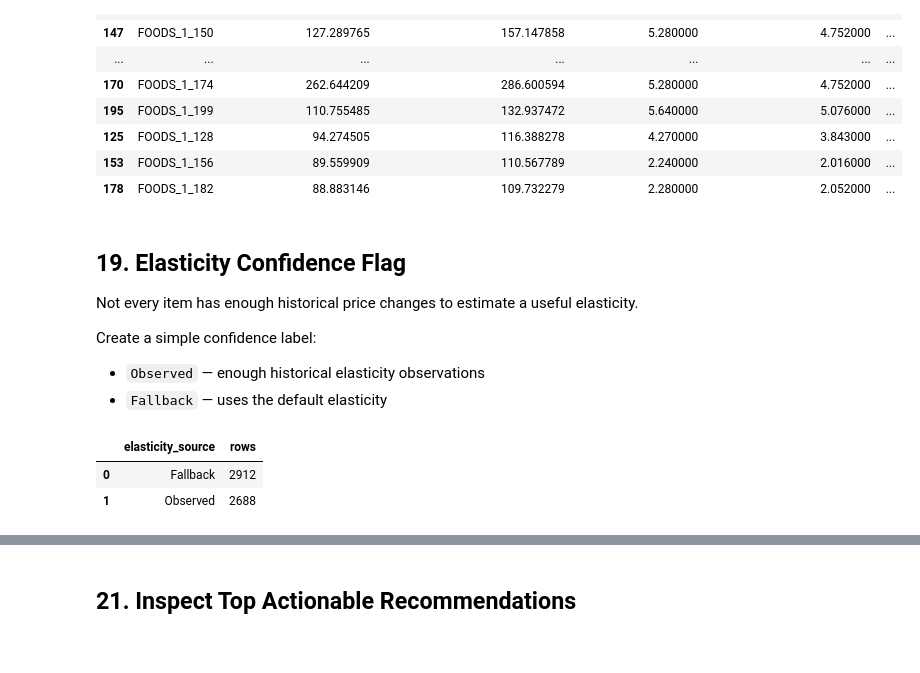
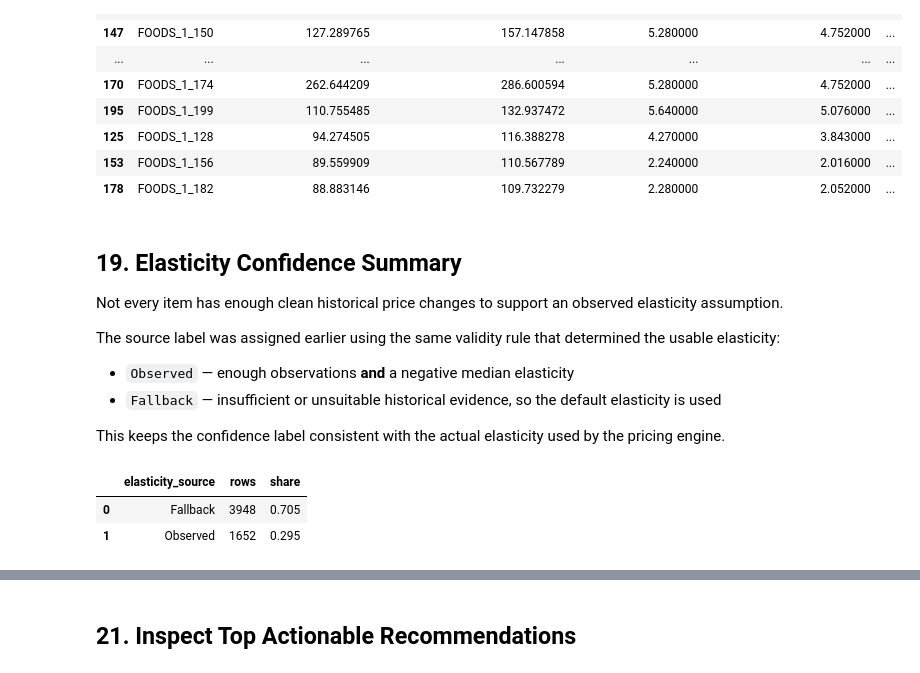
Before and after one commit to dennyhoang8/walmart-enterprise-demand-forecasting, a Jupyter notebook: notebooks/06_dynamic_pricing.ipynb, the cells around one changed output, grey strips where cells are left out. Drawn from its saved outputs; the diff is of its cells as text; code cells hidden in the pictures.

```diff
--- a/notebooks/06_dynamic_pricing.ipynb
+++ b/notebooks/06_dynamic_pricing.ipynb
@@ -589,4 +621,6 @@ For each row:
 # %%
+REVENUE_TOLERANCE_PCT = 0.001
+
 def recommend_price_for_row(
     row,
 ):
@@ -629,10 +663,30 @@ def recommend_price_for_row(
         scenarios
     )
 
-    best = scenario_df.loc[
-        scenario_df[
-            "expected_revenue"
-        ].idxmax()
+    max_revenue = (
+        scenario_df["expected_revenue"].max()
+    )
+
+    # Treat tiny revenue differences as economically equivalent.
+    revenue_tolerance = max(
+        abs(max_revenue)
+        * REVENUE_TOLERANCE_PCT,
+        1e-9,
+    )
+
+    near_best = scenario_df.loc[
+        scenario_df["expected_revenue"]
+        >= max_revenue - revenue_tolerance
+    ].copy()
+
+    # If several prices produce effectively the same revenue,
+    # prefer the smallest price change.
+    near_best["absolute_price_change"] = (
+        near_best["recommended_change_pct"].abs()
+    )
+
+    best = near_best.loc[
+        near_best["absolute_price_change"].idxmin()
     ]
 
     return best
@@ -934,41 +990,38 @@ product_pricing_summary.head(20)
 | 153 | FOODS_1_156 | 89.559909 | 110.567789 | 2.240000 | 2.016000 | ... |
 | 178 | FOODS_1_182 | 88.883146 | 109.732279 | 2.280000 | 2.052000 | ... |
 # %% [markdown]
-## 19. Elasticity Confidence Flag
+## 19. Elasticity Confidence Summary
 
-Not every item has enough historical price changes to estimate a useful elasticity.
+Not every item has enough clean historical price changes to support an observed elasticity assumption.
 
-Create a simple confidence label:
+The source label was assigned earlier using the same validity rule that determined the usable elasticity:
 
-- `Observed` — enough historical elasticity observations
-- `Fallback` — uses the default elasticity
+- `Observed` — enough observations **and** a negative median elasticity
+- `Fallback` — insufficient or unsuitable historical evidence, so the default elasticity is used
+
+This keeps the confidence label consistent with the actual elasticity used by the pricing engine.
 # %%
-pricing_results[
-    "elasticity_source"
-] = np.where(
-    pricing_results[
-        "elasticity_observations"
-    ] >= MIN_ELASTICITY_OBSERVATIONS,
-    "Observed",
-    "Fallback",
-)
-
 elasticity_source_summary = (
     pricing_results[
         "elasticity_source"
     ]
     .value_counts()
     .rename_axis(
         "elasticity_source"
     )
     .reset_index(
         name="rows"
     )
 )
 
+elasticity_source_summary["share"] = (
+    elasticity_source_summary["rows"]
+    / elasticity_source_summary["rows"].sum()
+)
+
 elasticity_source_summary
 # %% [output]
-|  | elasticity_source | rows |
-| 0 | Fallback | 2912 |
-| 1 | Observed | 2688 |
+|  | elasticity_source | rows | share |
+| 0 | Fallback | 3948 | 0.705 |
+| 1 | Observed | 1652 | 0.295 |
 # %% [markdown]
```
Also changed, not shown: parts of 18 cells of this notebook, 1 other file.
